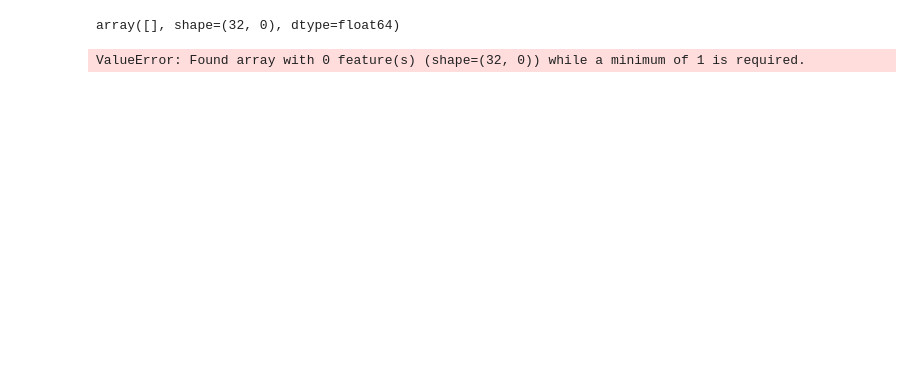
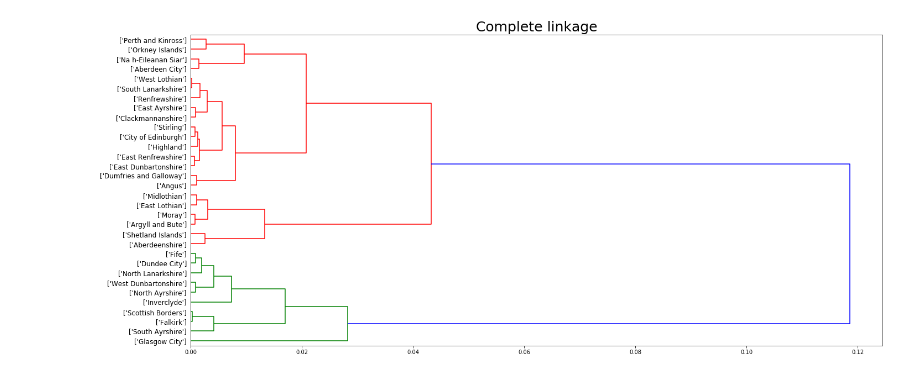
Before and after one commit to fitchettluc/HackTheBurgh2018, a Jupyter notebook: project.ipynb, the cells around one changed output. Saved outputs shown, nothing was run; the diff lists cells and outputs as text; code cells hidden in the pictures; blank space fills up the shorter version.

```diff
--- a/project.ipynb
+++ b/project.ipynb
@@ -7,9 +10,20 @@ import matplotlib.pyplot as plt
 # %%
-data = pd.read_csv("data_set.csv", index_col=0).as_matrix()
-data
+training_data = pd.read_csv("data_set.csv", index_col=0).as_matrix() + 1
+training_labels = pd.read_csv("data_set.csv", usecols=[0]).as_matrix()
-# %% [output]
-array([], shape=(32, 0), dtype=float64)
+# %%
+tree_average = linkage(training_data,'complete','cosine')
+
+fig = plt.figure(figsize=(20,25))
+
+ax = fig.add_subplot(313)
+ax.set_title('Complete linkage', fontsize=25)
+dendrogram(tree_average, labels=training_labels, orientation= 'right',  leaf_font_size = 12, ax = ax);
+
+plt.tight_layout()
+# %% [output]
+[figure, added]
 # %%
-kmeans = KMeans(n_clusters=4, init='k-means++', n_init=10, max_iter=300, tol=0.0001, precompute_distances='auto', verbose=0, random_state=None, copy_x=True, n_jobs=1, algorithm='auto').fit(data)
+pca = PCA(n_components=2, copy=True, whiten=False, svd_solver='auto', tol=0.0, iterated_power='auto', random_state=None)
+X_pca = pca.fit_transform(training_data)
+number_clusters = 5
+kmeans = KMeans(n_clusters=number_clusters, init='k-means++', n_init=10, max_iter=300, tol=0.0001, precompute_distances='auto', verbose=0, random_state=None, copy_x=True, n_jobs=1, algorithm='auto').fit(X_pca)
-# %% [output]
-ValueError: Found array with 0 feature(s) (shape=(32, 0)) while a minimum of 1 is required.
```
Also changed, not shown: parts of 6 cells of this notebook, 1 other file.
